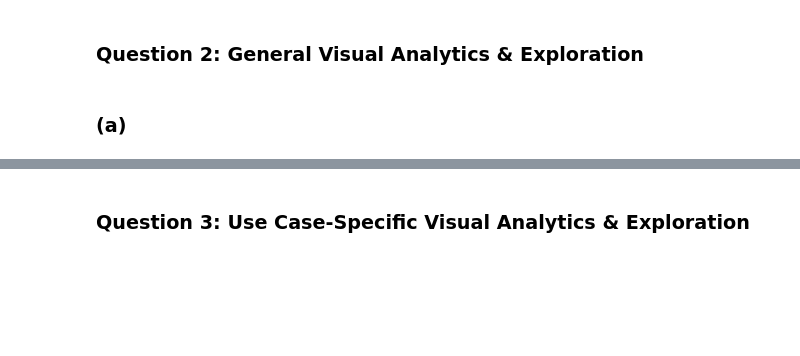
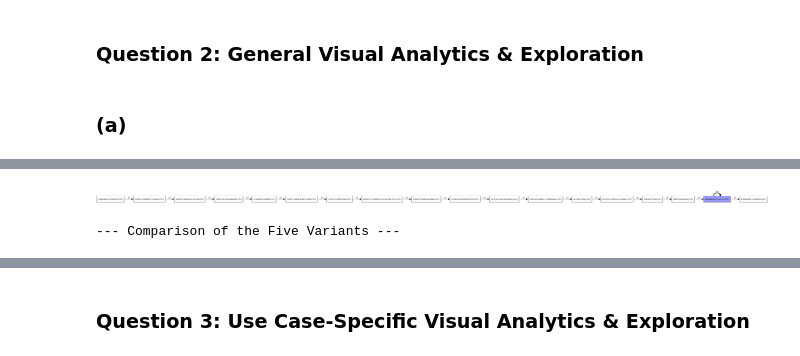
Before and after one commit to y2knz/apwmgroup1, a Jupyter notebook: niklas_notebook copy.ipynb, the cells around one changed output, grey strips where cells are left out. Drawn from its saved outputs; the diff is of its cells as text; code cells hidden in the pictures; blank space fills up the shorter version.

```diff
--- a/niklas_notebook copy.ipynb
+++ b/niklas_notebook copy.ipynb
@@ -244,0 +194,77 @@ filtered_df.head()
+# %%
+import os
+import sys
+
+# DYNAMIC PATH FIX: Automatically find the Graphviz executable for any user
+current_env = sys.prefix
+os.environ["PATH"] += os.pathsep + os.path.join(current_env, 'Library', 'bin', 'graphviz')
+os.environ["PATH"] += os.pathsep + os.path.join(current_env, 'Library', 'bin')
+os.environ["PATH"] += os.pathsep + os.path.join(current_env, 'bin') # For Mac/Linux compatibility
+
+
+import pm4py
+import pandas as pd
+from IPython.display import Image, display
+
+
+
+# 1. Select five variants and report their frequencies
+variants = pm4py.get_variants(df)
+variants_sorted = sorted(variants.items(), key=lambda x: x[1], reverse=True)
+top_5 = variants_sorted[:5]
+
+print("--- Top 5 Variants: Frequencies ---")
+for i, (variant, count) in enumerate(top_5):
+    print(f"Variant {i+1} (Frequency: {count} cases):")
+    print(f"  Sequence: {' -> '.join(variant)}\n")
+
+
+# BULLETPROOF PANDAS LOGIC: Map every case ID to its exact sequence
+# This prevents pm4py.filter_variants from silently dropping data
+case_sequences = df.groupby('case:concept:name')['concept:name'].apply(tuple)
+
+
+# 2. Visualize Variant 1
+print("--- Visualization of Variant 1 ---")
+v1_sequence = top_5[0][0] # Keep as tuple for exact matching
+
+# Extract only the Case IDs that perfectly match Variant 1
+v1_case_ids = case_sequences[case_sequences == v1_sequence].index
+df_v1 = df[df['case:concept:name'].isin(v1_case_ids)]
+
+print(f"(Debug: Found {len(v1_case_ids)} cases and {len(df_v1)} events for Variant 1)\n")
+
+# Using a Directly-Follows Graph (DFG)
+dfg, start_activities, end_activities = pm4py.discover_dfg(df_v1)
+from pm4py.visualization.dfg import visualizer as dfg_visualizer
+gviz = dfg_visualizer.apply(dfg, log=df_v1, variant=dfg_visualizer.Variants.FREQUENCY, parameters={"format": "png"})
+dfg_visualizer.save(gviz, "variant1.png")
+display(Image(filename="variant1.png"))
+
+
+# 3. Compare the five variants
+print("\n--- Comparison of the Five Variants ---")
+comparison_data = []
+
+# Identify event attributes (excluding standard XES columns)
+event_attrs = [col for col in df.columns if not col.startswith('case:') and col not in ['concept:name', 'time:timestamp']]
+
+for i, (variant, count) in enumerate(top_5):
+    # Use the bulletproof pandas filter for the comparison table as well
+    v_case_ids = case_sequences[case_sequences == variant].index
+    v_df = df[df['case:concept:name'].isin(v_case_ids)]
+
+    # Check how many event attributes are actually populated
+    active_attrs = [attr for attr in event_attrs if not v_df[attr].isnull().all()]
+
+    comparison_data.append({
+        "Variant": f"V{i+1}",
+        "Frequency": count,
+        "Length (Total Steps)": len(variant),
+        "Unique Activities": len(set(variant)),
+        "Active Attributes": len(active_attrs)
+    })
+
+comparison_df = pd.DataFrame(comparison_data)
+display(comparison_df)
+# %% [output]
@@ -244,0 +289,2 @@ filtered_df.head()
+[figure, added]
+--- Comparison of the Five Variants ---
```
Also changed, not shown: parts of 11 cells of this notebook, 2 other files.
